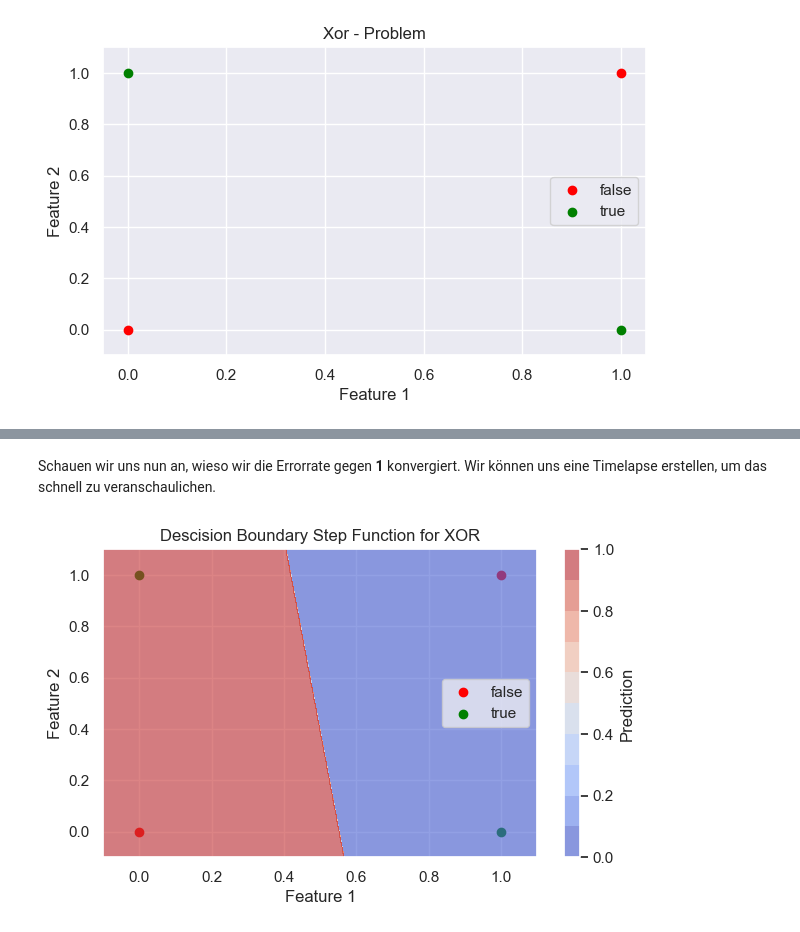
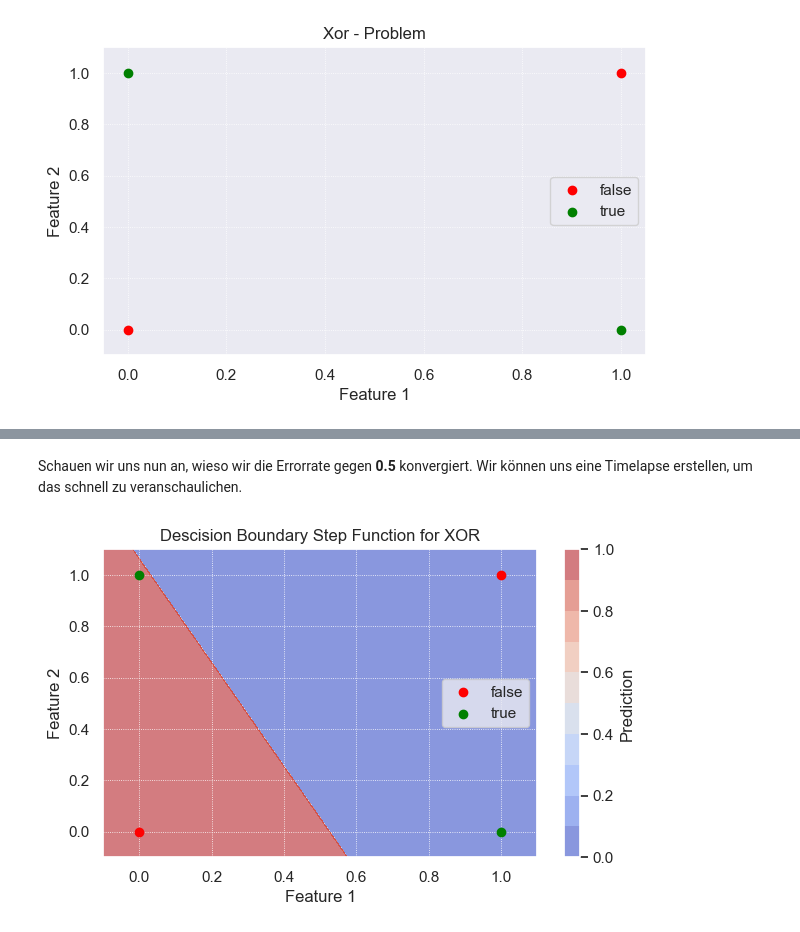
Before and after one commit to red-apple38/understanding-deep-learning, a Jupyter notebook: docs/beginner/Perceptron.ipynb, the cells around one changed output, grey strips where cells are left out. Cells and saved outputs as stored; diff of their text form; code cells hidden in the pictures.

```diff
--- a/docs/beginner/Perceptron.ipynb
+++ b/docs/beginner/Perceptron.ipynb
@@ -65,6 +66,7 @@ def visualize_data(X: np.ndarray, y:np.ndarray, title:str):
     ax.set_ylabel("Feature 2")
     ax.set_ylim(-0.1,1.1)
     ax.set_title(title)
+    ax.grid(ls=":", linewidth=0.6)
     return fig, ax
 
 def ex_boundary_helper(ax: plt.Axes, intercept:float, x:np.ndarray = x_) -> np.ndarray:
@@ -268,7 +271,6 @@ class Perzeptron:
 
         Args:
             X: Eingabedaten, Shape (n_samples, n_features)
-
         Returns:
             Ausgabe des Perzeptrons nach Aktiverung, Shape (n_samples, 1)
         """
@@ -276,7 +278,7 @@ class Perzeptron:
         a = self.activation(z)
         return a
 
-    def train(self, X, y , lr=0.1, epochs=1000):
+    def train(self, X, y , lr=0.1, epochs=1000, error_prints=True):
         """
         Trains the perceptron using the perceptron (error-count) learning rule.
 
@@ -285,44 +287,49 @@ class Perzeptron:
             y (np.ndarray): Target labels of shape (n_samples, 1)
             lr (float): Learning rate
             epochs (int): Maximum number of training epochs.
+            error_prints (bool) : Printing error rates -> set False for timelapse
 
         Returns:
             list[float]: List of error_rate per epoch
+            list[float]: List of update_rate per epoch
         """
 
-        error_history = []
+        error_history, update_history = [], []
 
         for epoch in range(epochs):
             fehler_count = 0
             for xi, yi in zip(X,y):
-                xi, yi = np.reshape(xi, (1,-1)) , np.reshape(yi, (-1,1))
-
-                #Berechnung der Ausgabe
+                xi = np.reshape(xi, (1,-1)) # (1, n_features)
+                yi = np.reshape(yi, (-1,1)) # (1, 1)
+                #Forward pass
                 y_hat = self.forward(xi)
 
-                #Berechnung des Delta
+                #Calc delta
                 delta = (yi - y_hat)
                 delta = np.squeeze(delta)
                 delta = float(delta)
 
-                #Update der Gewichte und des Bias
+                #Update weights and bias
                 if delta != 0:
                     self.weight += lr * delta * xi.T
                     self.bias += lr * delta
                     fehler_count += 1
 
             update_rate = fehler_count/len(y)
-            error_rate = np.mean(y != y_hat)
+            y_hat = self.forward(X)
+            error_rate = float(np.mean(y != y_hat))
             error_history.append(error_rate)
+            update_history.append(update_rate)
 
-            if epoch % 10 == 0:
-                print(f'Epoche {epoch}: Verlust = {error_rate:.4f}')
+            if error_prints:
+                if epoch % 10 == 0:
+                    print(f'Epoch {epoch}: Error Rate = {error_rate:.4f}')
 
-            if fehler_count == 0:
-                print(f"Lösung in Epoche {epoch}")
-                return error_history
+            if error_rate == 0:
+                print(f"Solution in Epoch {epoch}")
+                return error_history, update_history
 
-        return error_history
+        return error_history, update_history
 # %% [markdown]
 ## Das primäre Problem
 
@@ -590,7 +620,6 @@ y_xor shape: (4, 1)
 [figure]
 # %%
 model = Perzeptron(input_size,activation_function=step_function)
-loss_history = model.train(X, y, lr=0.1, epochs=100)
-fig10, ax10 = visualize_training(loss_history)
-print(model.weight,model.bias)
+error_history, update_history = model.train(X, y, lr=0.1, epochs=100)
+fig10, ax10 = visualize_training(error_history)
 # %% [output]
@@ -610,10 +637,9 @@ Epoche 90: Verlust = 1.0000
 # %% [markdown]
-Schauen wir uns nun an, wieso wir die Errorrate gegen **1** konvergiert. Wir können uns eine Timelapse erstellen,
-um das schnell zu veranschaulichen.
+Schauen wir uns nun an, wieso wir die Errorrate gegen **0.5** konvergiert. Wir können uns eine Timelapse erstellen, um das schnell zu veranschaulichen.
 # %%
 y_viz = model.forward(X_viz).reshape(n,-1)
 fig11, ax11 = visualize_data(X,y,"Descision Boundary Step Function for XOR")
-cf = ax11.contourf(x1_grid, x2_grid, y_viz, levels=10, cmap='coolwarm', alpha=0.6)
+cf = ax11.contourf(x1_grid, x2_grid, y_viz, levels=10, cmap='coolwarm', alpha=0.6, zorder=0)
 fig11.colorbar(cf, label="Prediction");
 # %% [output]
-[figure, old version]
+[figure, new version]
```
Also changed, not shown: parts of 13 cells of this notebook, 1 other file.
